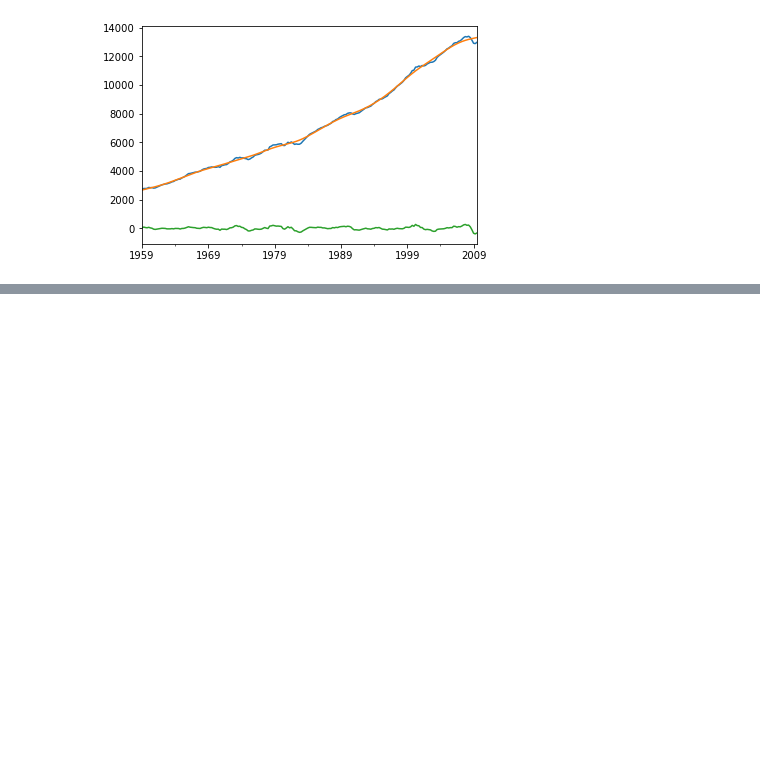
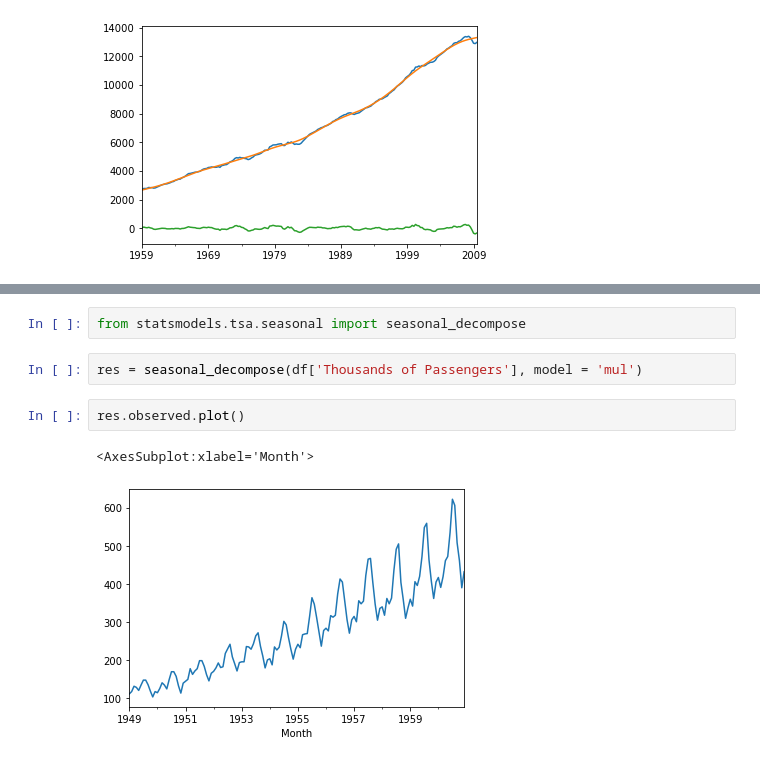
Before and after one commit to B2BDA/TIme_Series_SARIMA_Sales, a Jupyter notebook: Time_Series_Forecasting_Python.ipynb, the cells around one changed output, grey strips where cells are left out. Cells and saved outputs as stored; diff of their text form; blank space fills up the shorter version.

```diff
--- a/Time_Series_Forecasting_Python.ipynb
+++ b/Time_Series_Forecasting_Python.ipynb
@@ -571,0 +602,9 @@ gdp_cyc.plot()
+# %%
+from statsmodels.tsa.seasonal import seasonal_decompose
+# %%
+res = seasonal_decompose(df['Thousands of Passengers'], model = 'mul')
+# %%
+res.observed.plot()
+# %% [output]
+<AxesSubplot:xlabel='Month'>
+[figure, added]
```
Also changed, not shown: parts of 17 cells of this notebook.
